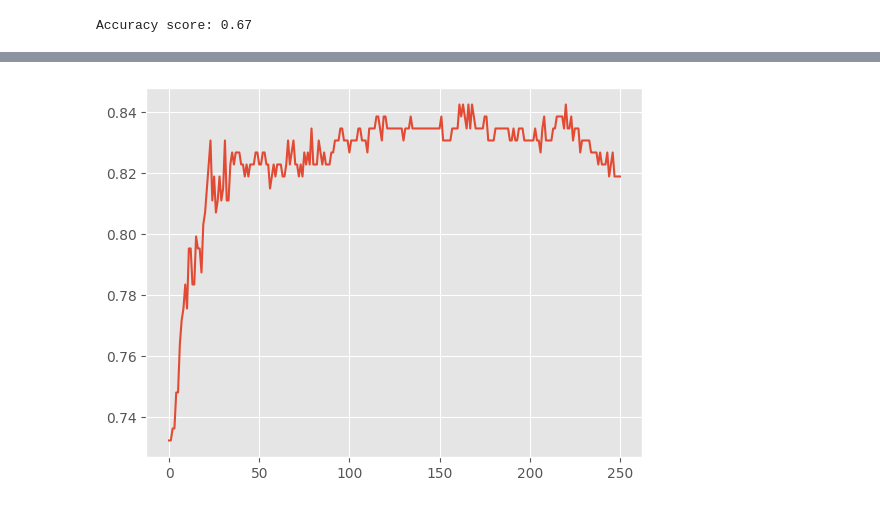
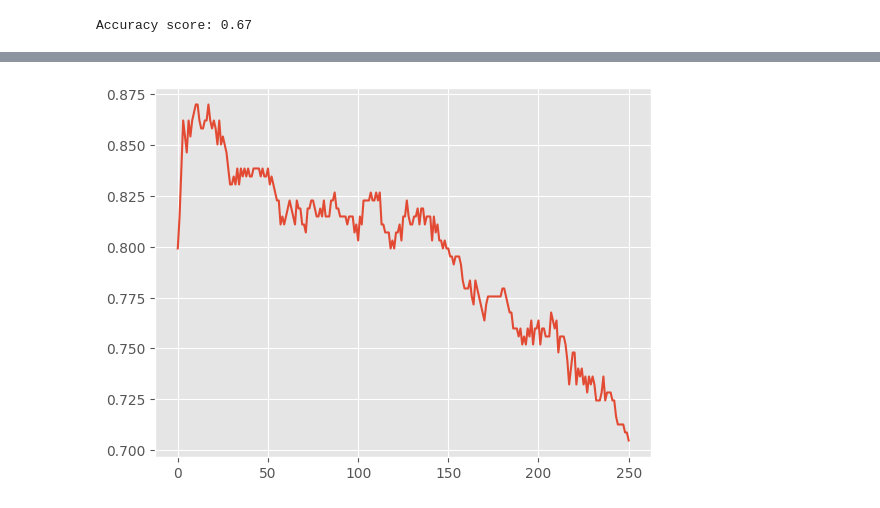
Before and after one commit to TheLukaDragar/IS2, a Jupyter notebook: assigment2.ipynb, the cells around one changed output, grey strips where cells are left out. Cells and saved outputs as stored; diff of their text form; code cells hidden in the pictures.

```diff
--- a/assigment2.ipynb
+++ b/assigment2.ipynb
@@ -444,6 +412,8 @@ X_all_features = df_train.drop('Class', axis=1)
 Y_all_features = df_train['Class']
 
 X_only_best_features = df_train[features]
+#drop the class column
+X_only_best_features = X_only_best_features.drop('Class', axis=1)
 Y_only_best_features = df_train['Class']
 # %%
 # Upsample minority class
@@ -600,0 +587,9 @@ Accuracy score: 0.49
+# %%
+from sklearn.preprocessing import StandardScaler
+scaler = StandardScaler()
+
+#scale the data
+X_all_features_scaled = scaler.fit_transform(X_all_features)
+X_only_best_features_scaled = scaler.fit_transform(X_only_best_features)
+X_upsampled_scaled = scaler.fit_transform(X_upsampled)
+X_limited_features_scaled = scaler.fit_transform(X_limited_features)
@@ -604,25 +601,18 @@ from sklearn.ensemble import AdaBoostClassifier
 from sklearn.model_selection import train_test_split
 from sklearn.svm import SVC
 
-X_limited_train, X_limited_test, Y_limited_train, Y_limited_test = train_test_split(X_limited_features, Y_limited_features, test_size = 0.3, random_state = 100)
+X_limited_train, X_limited_test, Y_limited_train, Y_limited_test = train_test_split(X_limited_features_scaled, Y_limited_features, test_size = 0.3, random_state = 100)
 
-X_only_best_train, X_only_best_test, Y_only_best_train, Y_only_best_test = train_test_split(X_only_best_features, Y_only_best_features, test_size = 0.3, random_state = 100)
+X_only_best_train, X_only_best_test, Y_only_best_train, Y_only_best_test = train_test_split(X_only_best_features_scaled, Y_only_best_features, test_size = 0.3, random_state = 100)
 
-X_all_train, X_all_test, Y_all_train, Y_all_test = train_test_split(X_all_features, Y_all_features, test_size = 0.3, random_state = 100)
+X_all_train, X_all_test, Y_all_train, Y_all_test = train_test_split(X_all_features_scaled, Y_all_features, test_size = 0.3, random_state = 100)
 
-X_upsampled_train, X_upsampled_test, Y_upsampled_train, Y_upsampled_test = train_test_split(X_upsampled, Y_upsampled, test_size = 0.3, random_state = 100)
+X_upsampled_train, X_upsampled_test, Y_upsampled_train, Y_upsampled_test = train_test_split(X_upsampled_scaled, Y_upsampled, test_size = 0.3, random_state = 100)
 # Best k for knn on all features
 
 #scale the data
-from sklearn.preprocessing import StandardScaler
-scaler = StandardScaler()
-X_all_train = scaler.fit_transform(X_all_train)
-X_all_test = scaler.transform(X_all_test)
 
-#scale the data
 
-X_upsampled_train = scaler.fit_transform(X_upsampled_train)
-X_upsampled_test = scaler.transform(X_upsampled_test)
 
 
 knn_results = []
@@ -649,13 +639,14 @@ x_axis = range(len(knn_results))
 plt.plot(x_axis,knn_results)
 plt.show()
 
+
 knn_results = []
 max_knn2 =[]
 max_knn2.append(0)
 for i in range(251):
     classifier = KNeighborsClassifier(n_neighbors = i+1)
-    classifier.fit(X_upsampled_train,Y_upsampled_train)
-    knn_score = classifier.score(X_upsampled_test,Y_upsampled_test)
+    classifier.fit(X_limited_train,Y_limited_train)
+    knn_score = classifier.score(X_limited_test,Y_limited_test)
     knn_results.append(knn_score)
     if(knn_score>max_knn2[0]):
         if(len(max_knn2) < 2):
@@ -666,7 +657,31 @@ for i in range(251):
             max_knn2[0] = knn_score
 
 
-print("Knn best k upsampled: " + str(max_knn2[0]) + ' ' + str(max_knn2[1]+1))
+print("Knn best k limited: " + str(max_knn2[0]) + ' ' + str(max_knn2[1]+1))
+
+x_axis = range(len(knn_results))
+
+plt.plot(x_axis,knn_results)
+plt.show()
+
+knn_results = []
+max_knn3 =[]
+max_knn3.append(0)
+for i in range(251):
+    classifier = KNeighborsClassifier(n_neighbors = i+1)
+    classifier.fit(X_only_best_train,Y_only_best_train)
+    knn_score = classifier.score(X_only_best_test,Y_only_best_test)
+    knn_results.append(knn_score)
+    if(knn_score>max_knn3[0]):
+        if(len(max_knn3) < 2):
+            max_knn3.append(i)
+            max_knn3[0] = knn_score
+        else:
+            max_knn3[1] = i
+            max_knn3[0] = knn_score
+
+
+print("Knn best k only best features: " + str(max_knn3[0]) + ' ' + str(max_knn3[1]+1))
 
 x_axis = range(len(knn_results))
 
@@ -701,8 +716,8 @@ boost_results = []
 max_boost2= []
 max_boost2.append(0)
 for i in range(251):
-    adaboost = AdaBoostClassifier(n_estimators = i+1, learning_rate = 0.2).fit(X_upsampled_train, Y_upsampled_train)
-    score = adaboost.score(X_upsampled_test, Y_upsampled_test)
+    adaboost = AdaBoostClassifier(n_estimators = i+1, learning_rate = 0.2).fit(X_limited_test, Y_limited_test)
+    score = adaboost.score(X_limited_test,Y_limited_test)
     boost_results.append(score)
     if(score>max_boost2[0]):
         if(len(max_boost2) < 2):
@@ -712,8 +727,28 @@ for i in range(251):
             max_boost2[1] = i
             max_boost2[0] = score
 
-print("Adaboost best num of estimators upsampled: " +str(max_boost2[0]) + ' ' + str(max_boost2[1]+1))
+print("Adaboost best num of estimators limited features " +str(max_boost2[0]) + ' ' + str(max_boost2[1]+1))
 
 plt.plot(x_axis,boost_results)
 plt.show()
+
+boost_results = []
+max_boost3= []
+max_boost3.append(0)
+for i in range(251):
+    adaboost = AdaBoostClassifier(n_estimators = i+1, learning_rate = 0.2).fit(X_only_best_train, Y_only_best_train)
+    score = adaboost.score(X_only_best_test,Y_only_best_test)
+    boost_results.append(score)
+    if(score>max_boost3[0]):
+        if(len(max_boost3) < 2):
+            max_boost3.append(i)
+            max_boost3[0] = score
+        else:
+            max_boost3[1] = i
+            max_boost3[0] = score
+
+print("Adaboost best num of estimators only best features: " +str(max_boost3[0]) + ' ' + str(max_boost3[1]+1))
+
+plt.plot(x_axis,boost_results)
+plt.show()
 # %% [output]
@@ -725 +760 @@ Adaboost best num of estimators: 0.84251968503937 162
-[figure, old version]
+[figure, new version]
```
Also changed, not shown: parts of 40 cells of this notebook, 1 other file.
